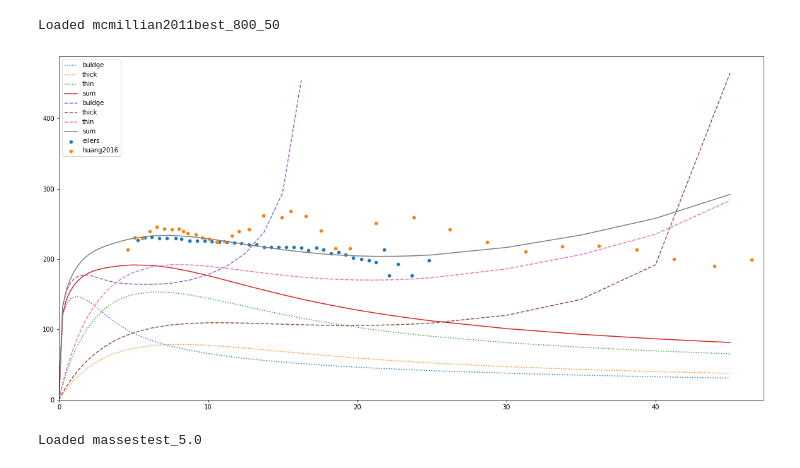
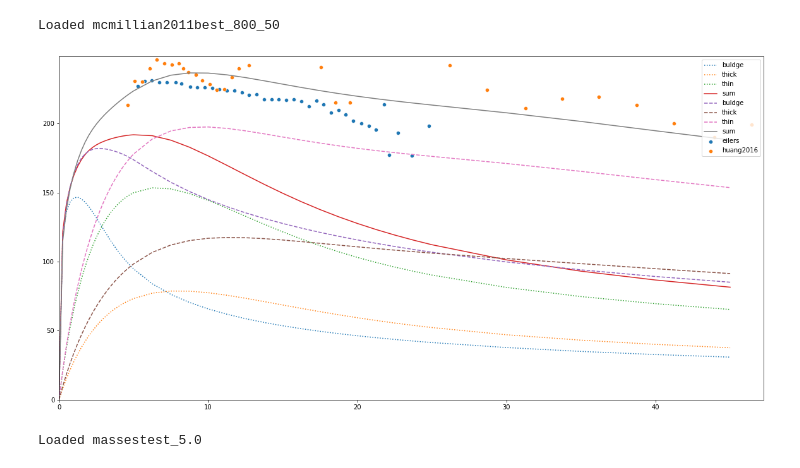
Before and after one commit to timjdavey/galactus, a Jupyter notebook: notebooks/Scratchpad.ipynb, the cells around one changed output. Saved outputs shown, nothing was run; the diff lists cells and outputs as text; code cells hidden in the pictures.

```diff
--- a/notebooks/Scratchpad.ipynb
+++ b/notebooks/Scratchpad.ipynb
@@ -38,32 +38,32 @@ def plot_velocities(self, xlim=(0,25), ylim=(0,250), adjustment=None, *args, **k
 # %%
 # v = m1/2 standard
 # v4 = m want
 # therefore v4 = m1/4 = m(1/2)*1/2
 
 def velocity(df, adjust=1, r='rd', dimension='x'):
     return (df[r]*df['%s_vec' % dimension]*adjust)**0.5
 
 def adjustment_original(df, dimension='x', compare_dimension='F', gamma=10, alpha=0.2, epsilon=1):
     nulled = df['%s_abs' % compare_dimension]-df['%s_vec' % dimension]
     return gamma/(1+(epsilon*nulled)**alpha)
 
 def adjustment_log(df, dimension='x', compare_dimension='F', gamma=16, alpha=0.15, epsilon=1):
     nulled = df['%s_abs' % compare_dimension]-df['%s_vec' % dimension]
     return gamma/np.log(nulled/alpha)
 
 def adjustment_abs(df, dimension='x', compare_dimension='F', gamma=20, alpha=0.5, epsilon=1):
     nulled = df['%s_abs' % compare_dimension]-df['%s_vec' % dimension]
     return gamma*df['x_abs']**-0.4
 
 def adjustment_trial(df, dimension='x', compare_dimension='F', gamma=20, alpha=0.5, epsilon=1):
     nulled = df['%s_abs' % compare_dimension]-df['%s_vec' % dimension]
     return gamma*(1+nulled)**-0.5
 
-adjustment=adjustment_log
+adjustment=adjustment_original#adjustment_log
 
 plot_velocities(mm, adjustment=adjustment, xlim=(0, None), ylim=(0, None))
 # %% [output]
-[figure, old version]
+[figure, new version]
 # %%
 keys = list(np.linspace(0.5, 5, 5))
 sims = {}
```
Also changed, not shown: 2 other files.
